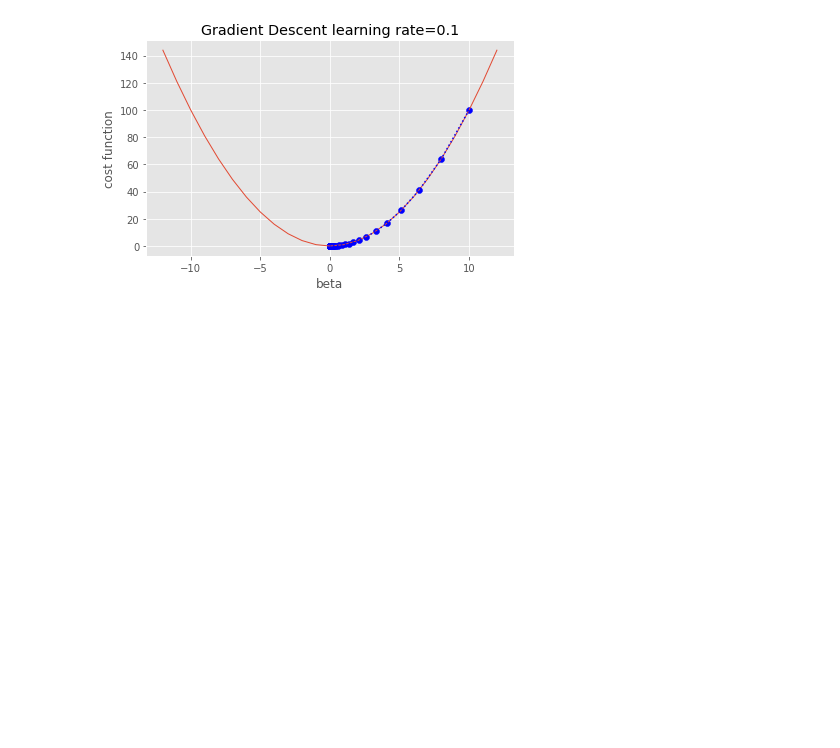
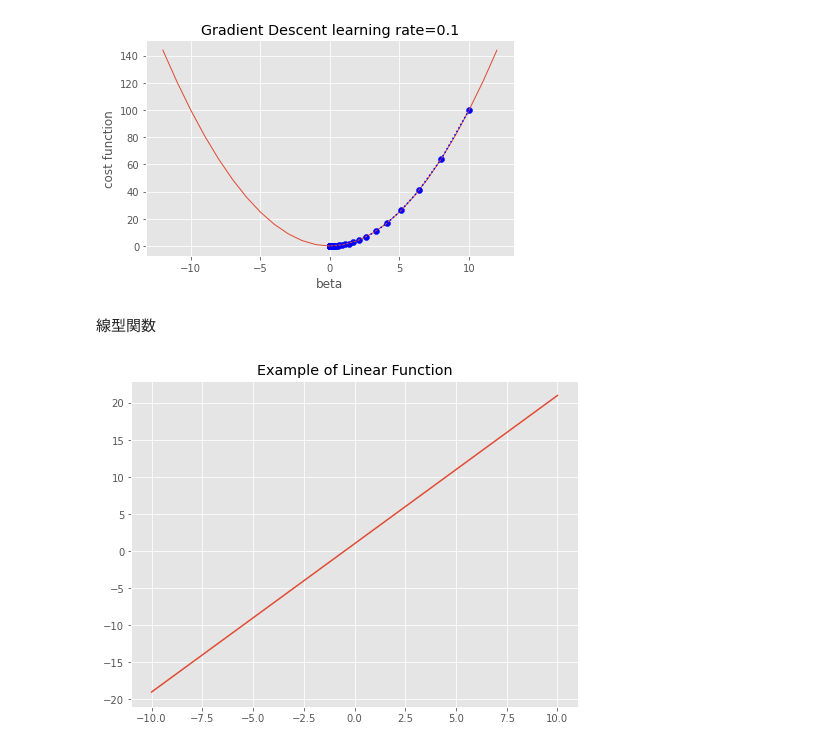
Before and after one commit to ioootarho/studyML, a Jupyter notebook: handson/src/Figures.ipynb, the cells around one changed output. Saved outputs shown, nothing was run; the diff lists cells and outputs as text; code cells hidden in the pictures; blank space fills up the shorter version.

```diff
--- a/handson/src/Figures.ipynb
+++ b/handson/src/Figures.ipynb
@@ -99,3 +100,15 @@ fig.savefig('GradientDescent_alpha{}.png'.format(eta))
 # -------------------------------------------------------------------
 # %% [output]
 [figure]
+# %% [markdown]
+線型関数
+# %%
+x = np.linspace(-10, 10, 100)
+y = 2*x + 1
+
+fig = plt.figure(figsize=(8,6))
+plt.plot(x,y)
+plt.title('Example of Linear Function')
+fig.savefig('LinearFunction.png')
+# %% [output]
+[figure, added]
```
Also changed, not shown: parts of 8 cells of this notebook, 6 other files.
